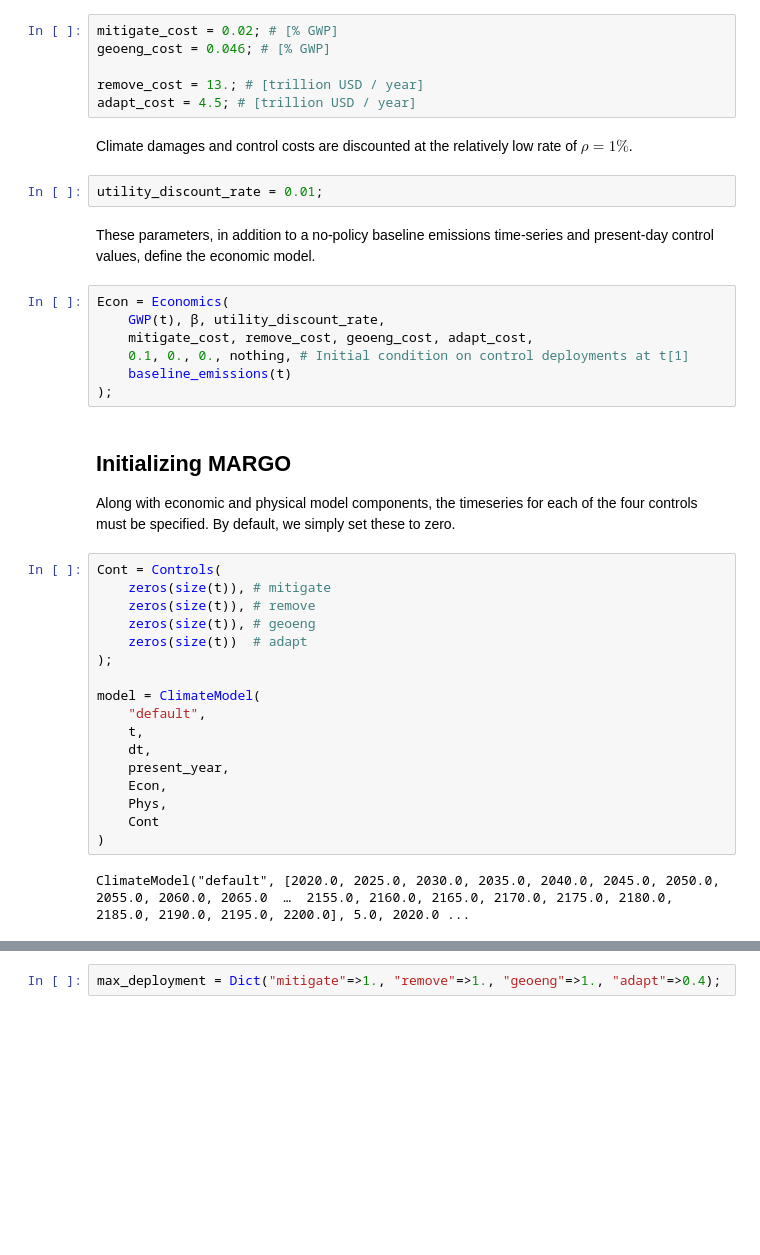
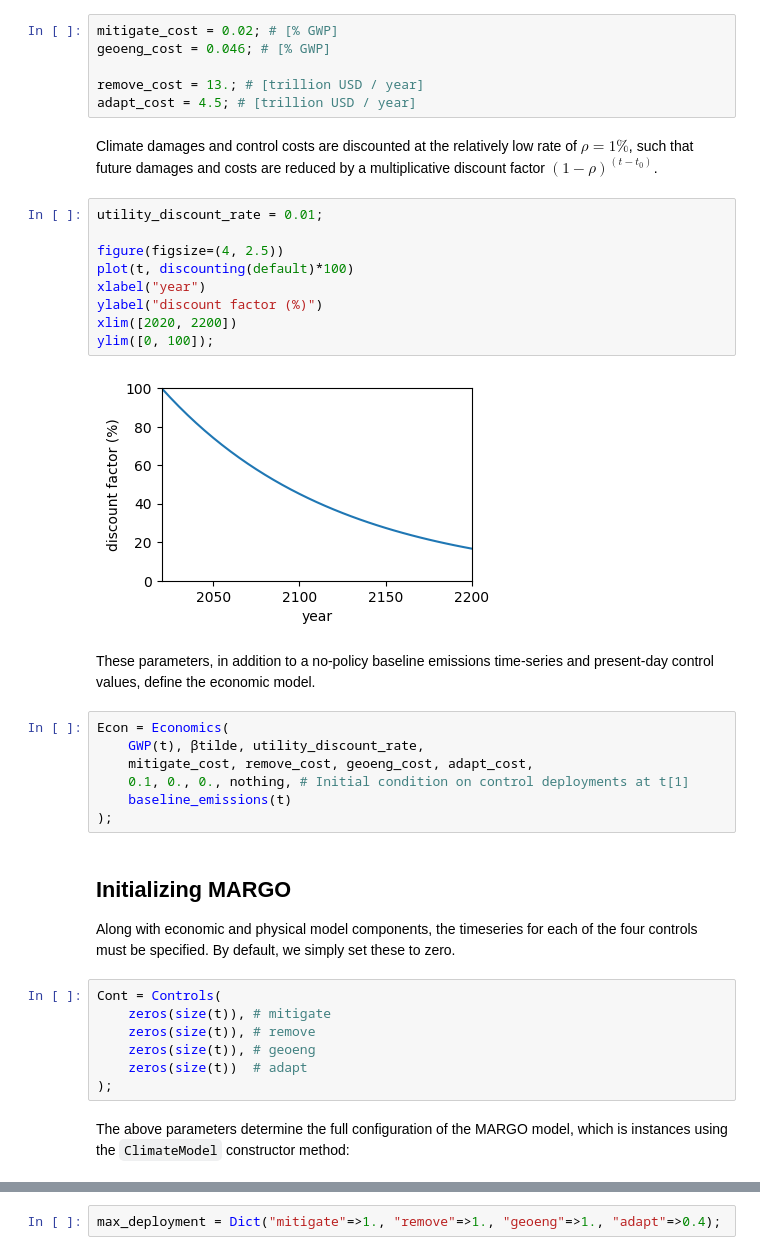
Before and after one commit to ClimateMARGO/ClimateMARGO.jl, a Jupyter notebook: examples/tutorials/basic_tutorial.ipynb, the cells around one changed output, grey strips where cells are left out. Drawn from its saved outputs; the diff is of its cells as text; blank space fills up the shorter version.

```diff
--- a/examples/tutorials/basic_tutorial.ipynb
+++ b/examples/tutorials/basic_tutorial.ipynb
@@ -87,14 +147,23 @@ geoeng_cost = 0.046; # [% GWP]
 remove_cost = 13.; # [trillion USD / year]
 adapt_cost = 4.5; # [trillion USD / year]
 # %% [markdown]
-Climate damages and control costs are discounted at the relatively low rate of $\rho = 1\%$.
+Climate damages and control costs are discounted at the relatively low rate of $\rho = 1\%$, such that future damages and costs are reduced by a multiplicative discount factor $(1 - \rho)^{(t-t_{0})}$.
-# %%
-utility_discount_rate = 0.01;
+# %%
+utility_discount_rate = 0.01;
+
+figure(figsize=(4, 2.5))
+plot(t, discounting(default)*100)
+xlabel("year")
+ylabel("discount factor (%)")
+xlim([2020, 2200])
+ylim([0, 100]);
+# %% [output]
+[figure, added]
 # %% [markdown]
 These parameters, in addition to a no-policy baseline emissions time-series and present-day control values, define the economic model.
 # %%
 Econ = Economics(
-    GWP(t), β, utility_discount_rate,
+    GWP(t), βtilde, utility_discount_rate,
     mitigate_cost, remove_cost, geoeng_cost, adapt_cost,
     0.1, 0., 0., nothing, # Initial condition on control deployments at t[1]
     baseline_emissions(t)
@@ -110,15 +179,5 @@ Cont = Controls(
     zeros(size(t)), # geoeng
     zeros(size(t))  # adapt
 );
-
-model = ClimateModel(
-    "default",
-    t,
-    dt,
-    present_year,
-    Econ,
-    Phys,
-    Cont
-)
-# %% [output]
-ClimateModel("default", [2020.0, 2025.0, 2030.0, 2035.0, 2040.0, 2045.0, 2050.0, 2055.0, 2060.0, 2065.0  …  2155.0, 2160.0, 2165.0, 2170.0, 2175.0, 2180.0, 2185.0, 2190.0, 2195.0, 2200.0], 5.0, 2020.0 ...
+# %% [markdown]
+The above parameters determine the full configuration of the MARGO model, which is instances using the `ClimateModel` constructor method:
```
Also changed, not shown: parts of 42 cells of this notebook, 1 other file.
